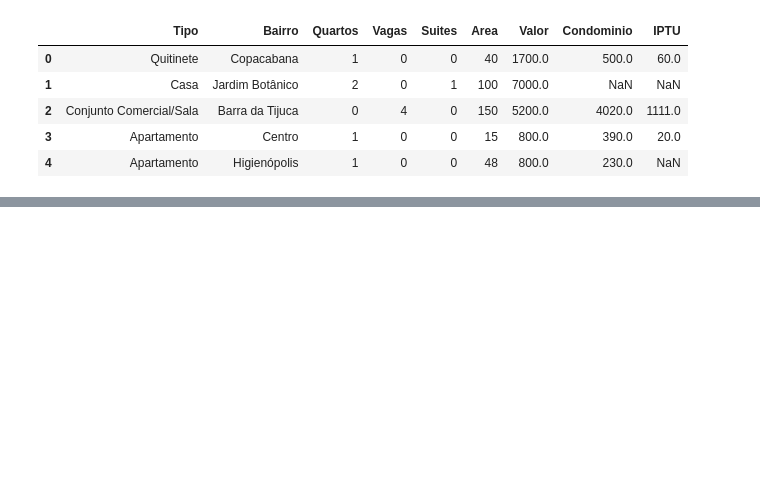
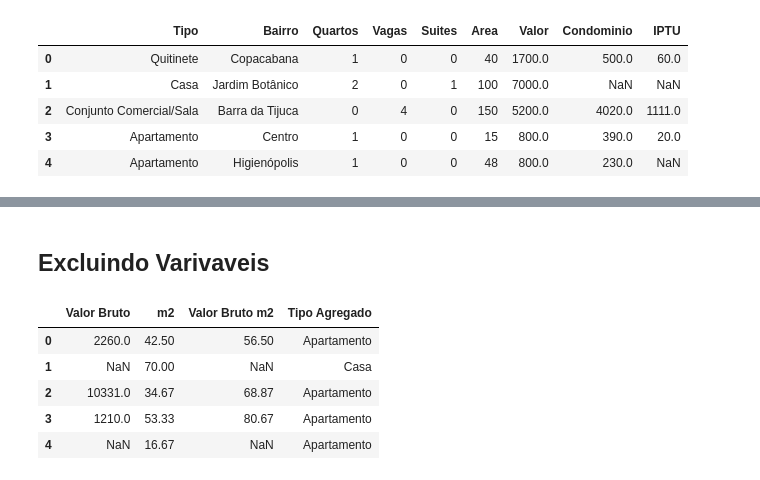
Before and after one commit to Jones51/Alura_CienciaDados, a Jupyter notebook: Pandas/Imoveis_residenciais04.ipynb, the cells around one changed output, grey strips where cells are left out. Cells and saved outputs as stored; diff of their text form; code cells hidden in the pictures; blank space fills up the shorter version.

Commit message:
New data analysis

```diff
--- a/Pandas/Imoveis_residenciais04.ipynb
+++ b/Pandas/Imoveis_residenciais04.ipynb
@@ -72,3 +72,16 @@ dados.head(5)
 | 2 | Conjunto Comercial/Sala | Barra da Tijuca | 0 | 4 | 0 | 150 | 5200.0 | 4020.0 | 1111.0 | 10331.0 | ... |
 | 3 | Apartamento | Centro | 1 | 0 | 0 | 15 | 800.0 | 390.0 | 20.0 | 1210.0 | ... |
 | 4 | Apartamento | Higienópolis | 1 | 0 | 0 | 48 | 800.0 | 230.0 | NaN | NaN | ... |
+# %% [markdown]
+## Excluindo Varivaveis
+# %%
+dados_aux = pd.DataFrame(dados[['Valor Bruto', 'm2', 'Valor Bruto m2','Tipo Agregado']])
+# %%
+dados_aux.head(5)
+# %% [output]
+|  | Valor Bruto | m2 | Valor Bruto m2 | Tipo Agregado |
+| 0 | 2260.0 | 42.50 | 56.50 | Apartamento |
+| 1 | NaN | 70.00 | NaN | Casa |
+| 2 | 10331.0 | 34.67 | 68.87 | Apartamento |
+| 3 | 1210.0 | 53.33 | 80.67 | Apartamento |
+| 4 | NaN | 16.67 | NaN | Apartamento |
```
Also changed, not shown: parts of 7 cells of this notebook, 1 other file.
